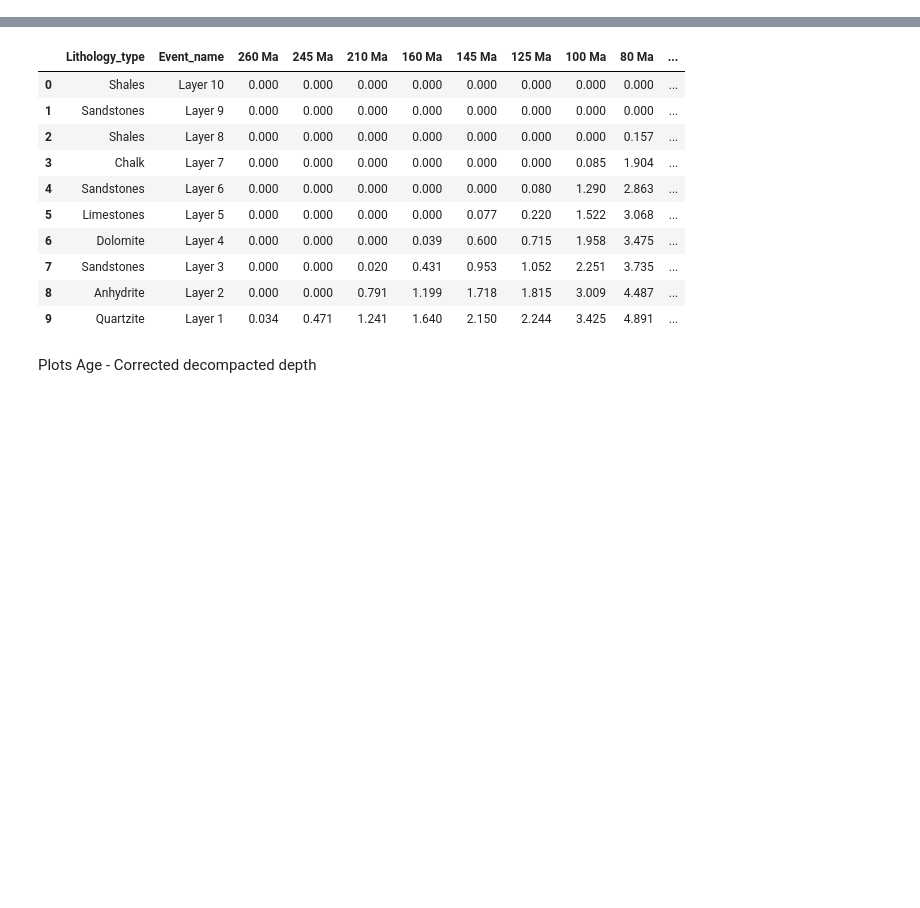
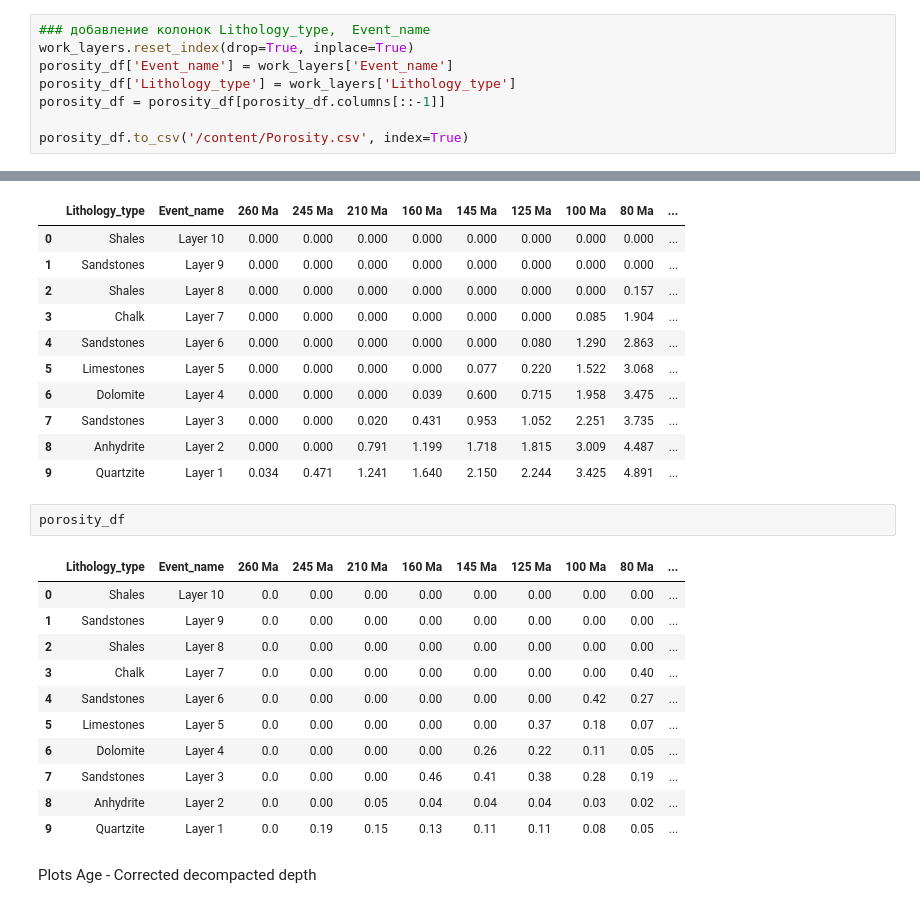
Before and after one commit to MariiaKalinina/Elasticity, a Jupyter notebook: Untitled46.ipynb, the cells around one changed output, grey strips where cells are left out. Drawn from its saved outputs; the diff is of its cells as text; blank space fills up the shorter version.

```diff
--- a/Untitled46.ipynb
+++ b/Untitled46.ipynb
@@ -281,6 +291,14 @@ decompaction_corrected_df['Lithology_type'] = work_layers['Lithology_type']
 decompaction_corrected_df = decompaction_corrected_df[decompaction_corrected_df.columns[::-1]]
 
 decompaction_corrected_df.to_csv('/content/Decompaction_corrected.csv', index=True)
+# %%
+### добавление колонок Lithology_type,	Event_name
+work_layers.reset_index(drop=True, inplace=True)
+porosity_df['Event_name'] = work_layers['Event_name']
+porosity_df['Lithology_type'] = work_layers['Lithology_type']
+porosity_df = porosity_df[porosity_df.columns[::-1]]
+
+porosity_df.to_csv('/content/Porosity.csv', index=True)
 # %%
 decompaction_corrected_df
 # %% [output]
@@ -295,6 +313,20 @@ decompaction_corrected_df
 | 7 | Sandstones | Layer 3 | 0.000 | 0.000 | 0.020 | 0.431 | 0.953 | 1.052 | 2.251 | 3.735 | ... |
 | 8 | Anhydrite | Layer 2 | 0.000 | 0.000 | 0.791 | 1.199 | 1.718 | 1.815 | 3.009 | 4.487 | ... |
 | 9 | Quartzite | Layer 1 | 0.034 | 0.471 | 1.241 | 1.640 | 2.150 | 2.244 | 3.425 | 4.891 | ... |
+# %%
+porosity_df
+# %% [output]
+|  | Lithology_type | Event_name | 260 Ma | 245 Ma | 210 Ma | 160 Ma | 145 Ma | 125 Ma | 100 Ma | 80 Ma | ... |
+| 0 | Shales | Layer 10 | 0.0 | 0.00 | 0.00 | 0.00 | 0.00 | 0.00 | 0.00 | 0.00 | ... |
+| 1 | Sandstones | Layer 9 | 0.0 | 0.00 | 0.00 | 0.00 | 0.00 | 0.00 | 0.00 | 0.00 | ... |
+| 2 | Shales | Layer 8 | 0.0 | 0.00 | 0.00 | 0.00 | 0.00 | 0.00 | 0.00 | 0.00 | ... |
+| 3 | Chalk | Layer 7 | 0.0 | 0.00 | 0.00 | 0.00 | 0.00 | 0.00 | 0.00 | 0.40 | ... |
+| 4 | Sandstones | Layer 6 | 0.0 | 0.00 | 0.00 | 0.00 | 0.00 | 0.00 | 0.42 | 0.27 | ... |
+| 5 | Limestones | Layer 5 | 0.0 | 0.00 | 0.00 | 0.00 | 0.00 | 0.37 | 0.18 | 0.07 | ... |
+| 6 | Dolomite | Layer 4 | 0.0 | 0.00 | 0.00 | 0.00 | 0.26 | 0.22 | 0.11 | 0.05 | ... |
+| 7 | Sandstones | Layer 3 | 0.0 | 0.00 | 0.00 | 0.46 | 0.41 | 0.38 | 0.28 | 0.19 | ... |
+| 8 | Anhydrite | Layer 2 | 0.0 | 0.00 | 0.05 | 0.04 | 0.04 | 0.04 | 0.03 | 0.02 | ... |
+| 9 | Quartzite | Layer 1 | 0.0 | 0.19 | 0.15 | 0.13 | 0.11 | 0.11 | 0.08 | 0.05 | ... |
 # %% [markdown]
 Plots Age - Corrected decompacted depth
 # %%
```
Also changed, not shown: parts of 4 cells of this notebook.
